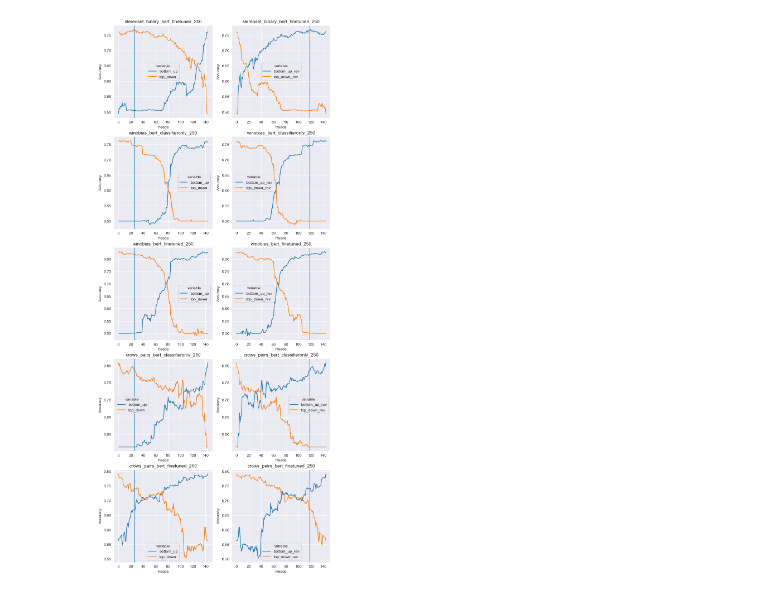
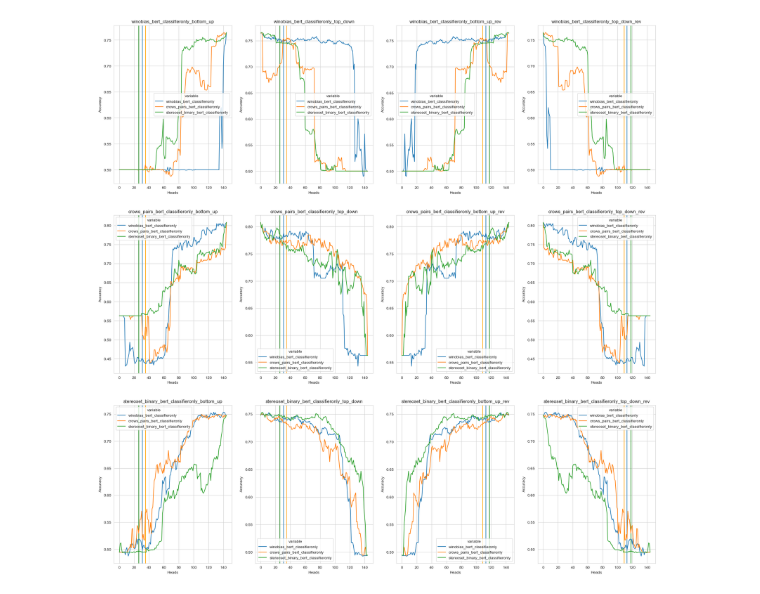
Before and after one commit to henryscheible/nlp-research, a Jupyter notebook: visualizations/cross_dataset_ablation.ipynb, the cells around one changed output. Drawn from its saved outputs; the diff is of its cells as text; code cells hidden in the pictures.

```diff
--- a/visualizations/cross_dataset_ablation.ipynb
+++ b/visualizations/cross_dataset_ablation.ipynb
@@ -7,7 +7,7 @@ import numpy as np
 import pandas as pd
 import itertools
 # %%
-RESULT_URL = "https://huggingface.co/henryscheible/experiment_results/raw/main/results_2022-12-14%2020%3A11%3A29.028920.json"
+RESULT_URL = "https://huggingface.co/henryscheible/experiment_results/raw/main/results_cross_dataset_ablation_2023-01-11%2004%3A46%3A27.482059.json"
 # %%
 data = json.loads(requests.get(RESULT_URL).text)
 # %%
@@ -26,6 +25,6 @@ fig.subplots_adjust(hspace=0.2, wspace=0.2)
 for i, checkpoint in enumerate(checkpoints):
     ax = fig.add_subplot(math.ceil(len(checkpoints)/2.), 2,i+1)
     ax.set_title(f"{checkpoint}_{suffix}")
-    sns.heatmap(np.array(data[checkpoint][suffix]["contribs"]).reshape(12, 12), ax=ax, cmap="PiYG", center=0)
+    sns.heatmap(np.array(data[checkpoint][checkpoint][suffix]["contribs"]).reshape(12, 12), ax=ax, cmap="PiYG", center=0)
 plt.show()
 # %% [output]
@@ -33,36 +32,59 @@ plt.show()
 # %%
-fig = plt.figure(figsize=(10, 25))
+fig = plt.figure(figsize=(25, 25))
 fig.subplots_adjust(hspace=0.2, wspace=0.2)
 for i, checkpoint in enumerate(checkpoints):
-    for j, suffix in enumerate(suffixes):
-        ax = fig.add_subplot(len(checkpoints),2, 2*i+1)
-        df = pd.DataFrame({
-            'heads': np.arange(145),
-            'bottom_up': data[checkpoint][suffix]["bottom_up_results"],
-            'top_down': data[checkpoint][suffix]["top_down_results"],
-        })
-        contribs = np.asarray(data[checkpoint][suffix]["contribs"])
+    ax = fig.add_subplot(len(checkpoints),4, 4*i+1)
+    records = {contrib_checkpoint : data[checkpoint][contrib_checkpoint][suffix]['bottom_up_results'] for contrib_checkpoint in checkpoints}
+    records['heads'] = np.arange(145)
+    df = pd.DataFrame(records)
+    for contrib_checkpoint, color in zip(checkpoints, ["tab:blue", "orange", "green"]):
+        contribs = np.asarray(data[checkpoint][contrib_checkpoint][suffix]["contribs"])
         vline = (contribs < 0).sum()
-        ax.set_title(f"{checkpoint}_{suffix}")
-        sns.lineplot(x='heads', y='value', hue='variable',
-                    data=pd.melt(df, ['heads']), ax=ax)
-        ax.set(xlabel="Heads", ylabel="Accuracy")
-        ax.axvline(vline, 0, 1)
+        ax.axvline(vline, 0, 1, color=color)
+    ax.set_title(f"{checkpoint}_bottom_up")
+    sns.lineplot(x='heads', y='value', hue='variable',
+                data=pd.melt(df, ['heads']), ax=ax)
+    ax.set(xlabel="Heads", ylabel="Accuracy")
 
-        ax = fig.add_subplot(len(checkpoints), 2, 2*i+2)
-        df = pd.DataFrame({
-            'heads': np.arange(145),
-            'bottom_up_rev': data[checkpoint][suffix]["bottom_up_rev_results"],
-            'top_down_rev': data[checkpoint][suffix]["top_down_rev_results"],
-        })
-        contribs = np.asarray(data[checkpoint][suffix]["contribs"])
+    ax = fig.add_subplot(len(checkpoints),4, 4*i+2)
+    records = {contrib_checkpoint : data[checkpoint][contrib_checkpoint][suffix]['top_down_results'] for contrib_checkpoint in checkpoints}
+    records['heads'] = np.arange(145)
+    df = pd.DataFrame(records)
+    for contrib_checkpoint, color in zip(checkpoints, ["tab:blue", "orange", "green"]):
+        contribs = np.asarray(data[checkpoint][contrib_checkpoint][suffix]["contribs"])
+        vline = (contribs < 0).sum()
+        ax.axvline(vline, 0, 1, color=color)
+    ax.set_title(f"{checkpoint}_top_down")
+    sns.lineplot(x='heads', y='value', hue='variable',
+                data=pd.melt(df, ['heads']), ax=ax)
+    ax.set(xlabel="Heads", ylabel="Accuracy")
+
+    ax = fig.add_subplot(len(checkpoints),4, 4*i+3)
+    records = {contrib_checkpoint : data[checkpoint][contrib_checkpoint][suffix]['bottom_up_rev_results'] for contrib_checkpoint in checkpoints}
+    records['heads'] = np.arange(145)
+    df = pd.DataFrame(records)
+    for contrib_checkpoint, color in zip(checkpoints, ["tab:blue", "orange", "green"]):
+        contribs = np.asarray(data[checkpoint][contrib_checkpoint][suffix]["contribs"])
         vline = (contribs > 0).sum()
-        ax.set_title(f"{checkpoint}_{suffix}")
-        sns.lineplot(x='heads', y='value', hue='variable',
-                    data=pd.melt(df, ['heads']), ax=ax)
-        ax.set(xlabel="Heads", ylabel="Accuracy")
-        ax.axvline(vline, 0, 1)
+        ax.axvline(vline, 0, 1, color=color)
+    ax.set_title(f"{checkpoint}_bottom_up_rev")
+    sns.lineplot(x='heads', y='value', hue='variable',
+                data=pd.melt(df, ['heads']), ax=ax)
+    ax.set(xlabel="Heads", ylabel="Accuracy")
+
+    ax = fig.add_subplot(len(checkpoints),4, 4*i+4)
+    records = {contrib_checkpoint : data[checkpoint][contrib_checkpoint][suffix]['top_down_rev_results'] for contrib_checkpoint in checkpoints}
+    records['heads'] = np.arange(145)
+    df = pd.DataFrame(records)
+    for contrib_checkpoint, color in zip(checkpoints, ["tab:blue", "orange", "green"]):
+        contribs = np.asarray(data[checkpoint][contrib_checkpoint][suffix]["contribs"])
+        vline = (contribs > 0).sum()
+        ax.axvline(vline, 0, 1, color=color)
+    ax.set_title(f"{checkpoint}_top_down_rev")
+    sns.lineplot(x='heads', y='value', hue='variable',
+                data=pd.melt(df, ['heads']), ax=ax)
+    ax.set(xlabel="Heads", ylabel="Accuracy")
 
 plt.show()
 # %% [output]
-[figure, old version]
+[figure, new version]
```
Also changed, not shown: parts of 3 cells of this notebook, 28 other files.
